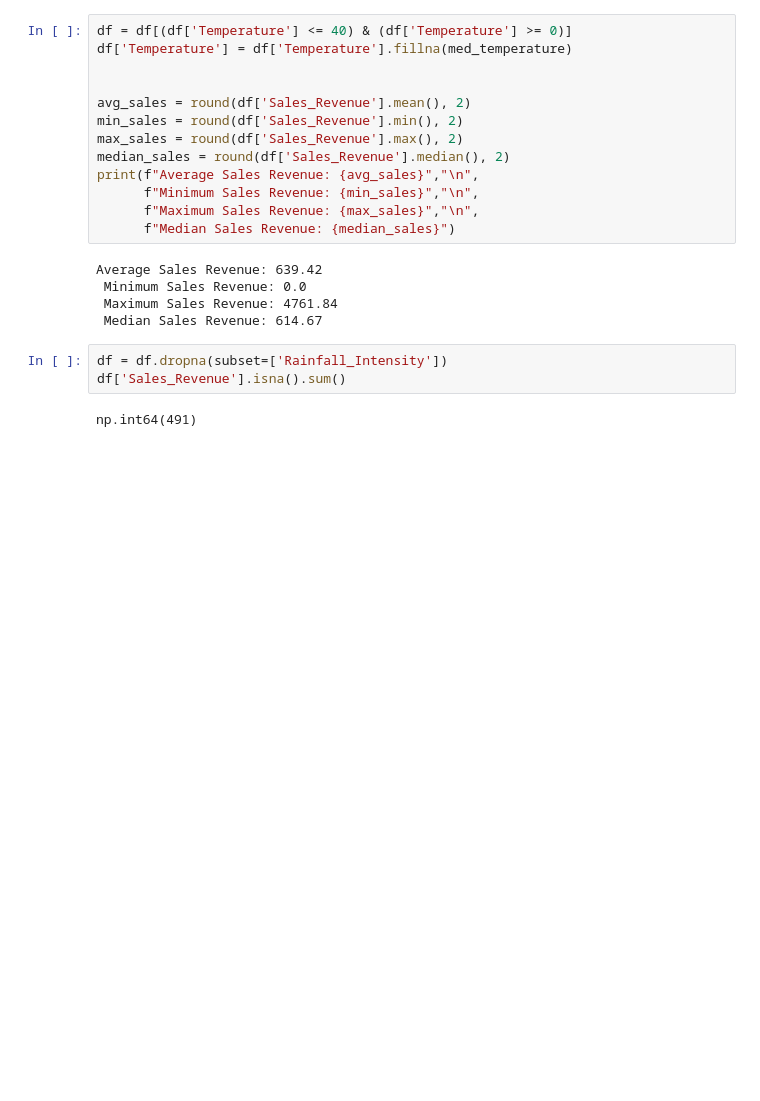
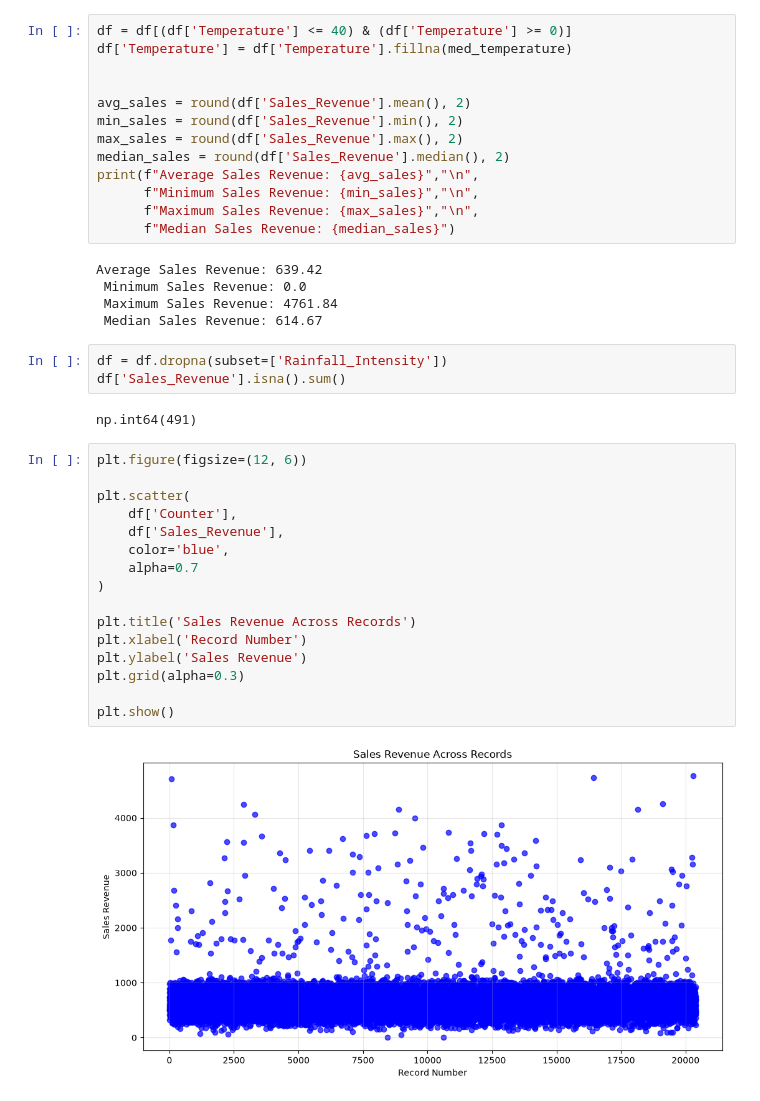
Before and after one commit to panosstavrianakos99-code/Ice-Cream-Sales, a Jupyter notebook: Ice_Cream_Analysis.ipynb, the cells around one changed output. Saved outputs shown, nothing was run; the diff lists cells and outputs as text; blank space fills up the shorter version.

Commit message:
Plotting Sales

```diff
--- a/Ice_Cream_Analysis.ipynb
+++ b/Ice_Cream_Analysis.ipynb
@@ -198,3 +198,21 @@ df = df.dropna(subset=['Rainfall_Intensity'])
 df['Sales_Revenue'].isna().sum()
 # %% [output]
 np.int64(491)
+# %%
+plt.figure(figsize=(12, 6))
+
+plt.scatter(
+    df['Counter'],
+    df['Sales_Revenue'],
+    color='blue',
+    alpha=0.7
+)
+
+plt.title('Sales Revenue Across Records')
+plt.xlabel('Record Number')
+plt.ylabel('Sales Revenue')
+plt.grid(alpha=0.3)
+
+plt.show()
+# %% [output]
+[figure, added]
```
